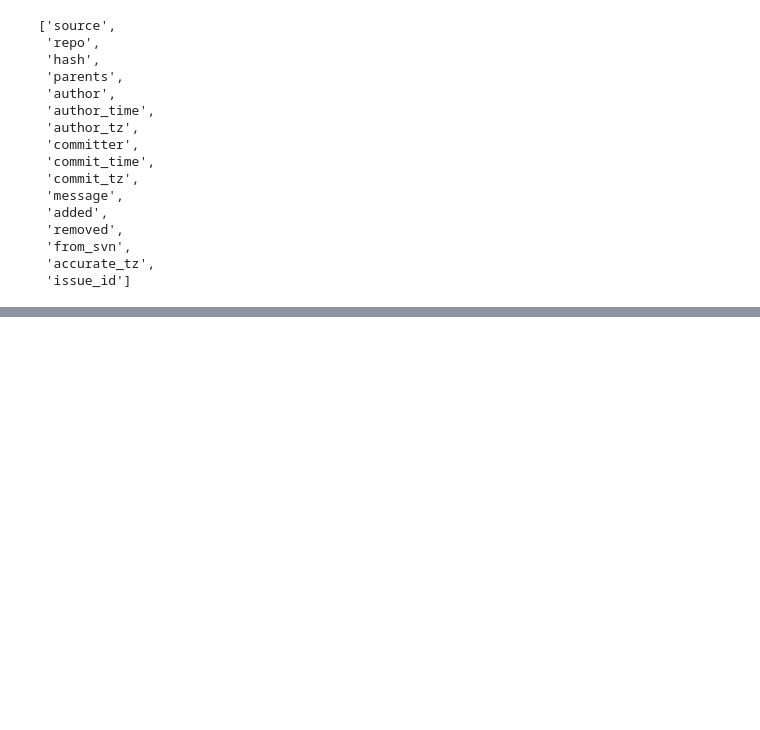
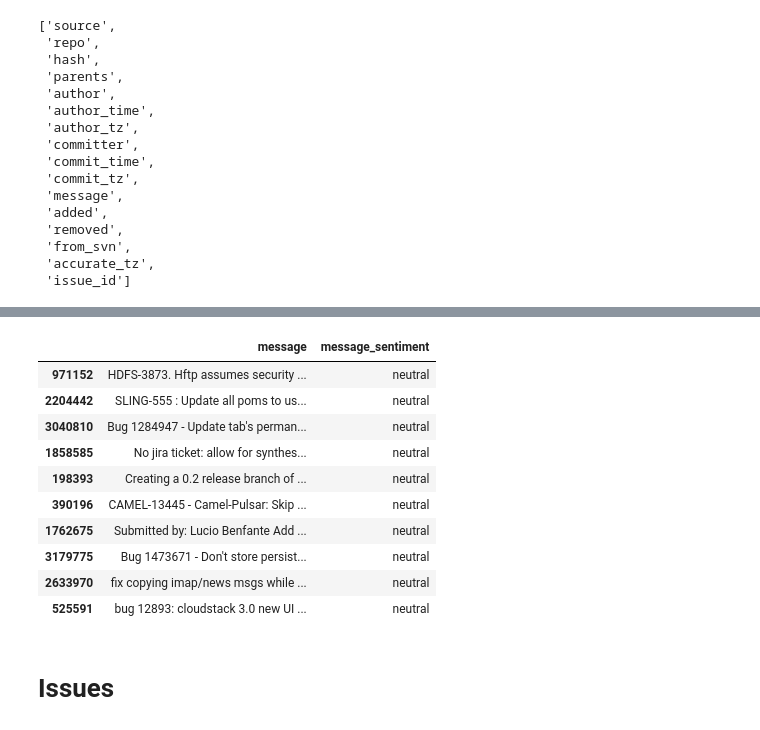
Before and after one commit to raianmr/seBERT, a Jupyter notebook: notebooks/20-MAD.ipynb, the cells around one changed output, grey strips where cells are left out. Cells and saved outputs as stored; diff of their text form; code cells hidden in the pictures; blank space fills up the shorter version.

```diff
--- a/notebooks/20-MAD.ipynb
+++ b/notebooks/20-MAD.ipynb
@@ -107,0 +168,16 @@ for chunk in data.iter_batches(batch_size=chunk_size):
+# %%
+commits_out[commits_out['message_sentiment'] == 'neutral'].sample(10)[['message', 'message_sentiment']]
+# %% [output]
+|  | message | message_sentiment |
+| 971152 | HDFS-3873. Hftp assumes security ... | neutral |
+| 2204442 | SLING-555 : Update all poms to us... | neutral |
+| 3040810 | Bug 1284947 - Update tab's perman... | neutral |
+| 1858585 | No jira ticket: allow for synthes... | neutral |
+| 198393 | Creating a 0.2 release branch of ... | neutral |
+| 390196 | CAMEL-13445 - Camel-Pulsar: Skip ... | neutral |
+| 1762675 | Submitted by: Lucio Benfante Add ... | neutral |
+| 3179775 | Bug 1473671 - Don't store persist... | neutral |
+| 2633970 | fix copying imap/news msgs while ... | neutral |
+| 525591 | bug 12893: cloudstack 3.0 new UI ... | neutral |
+# %% [markdown]
+# Issues
```
Also changed, not shown: parts of 24 cells of this notebook, 1 other file.
